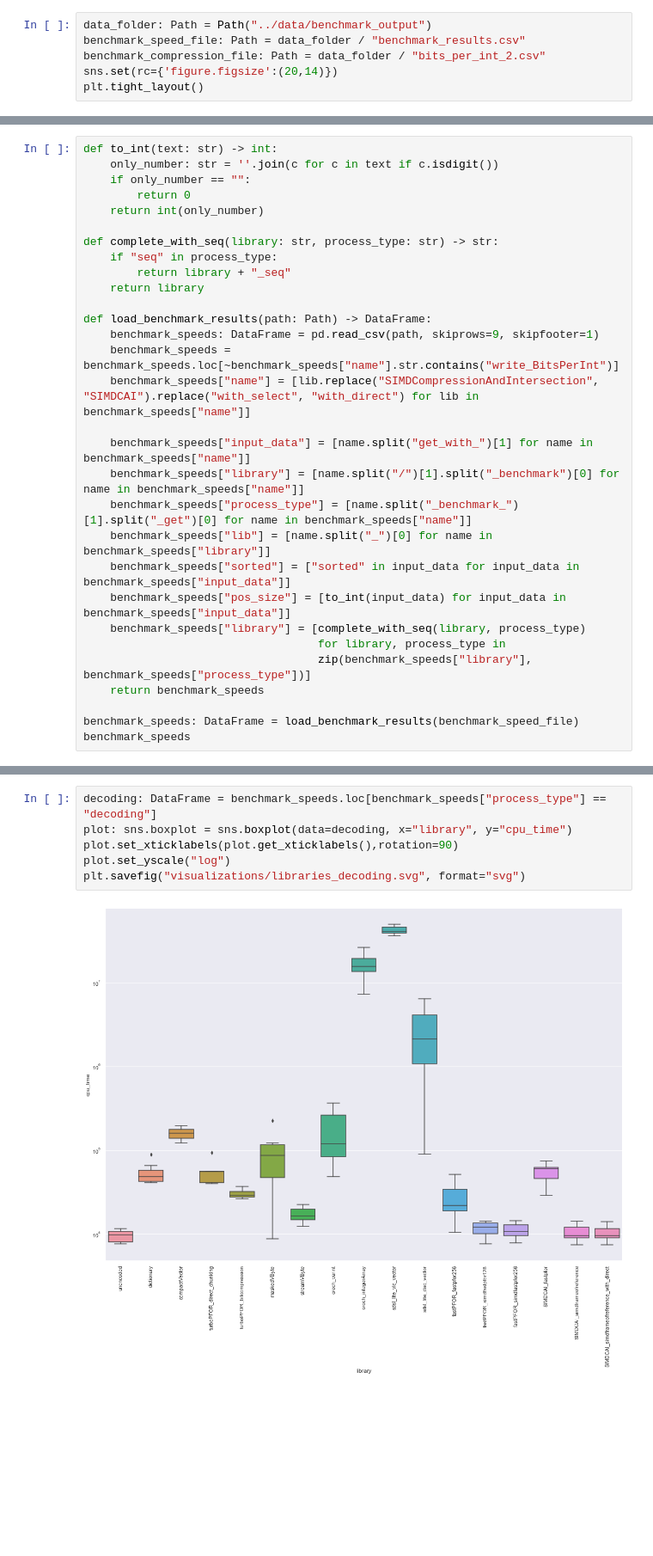
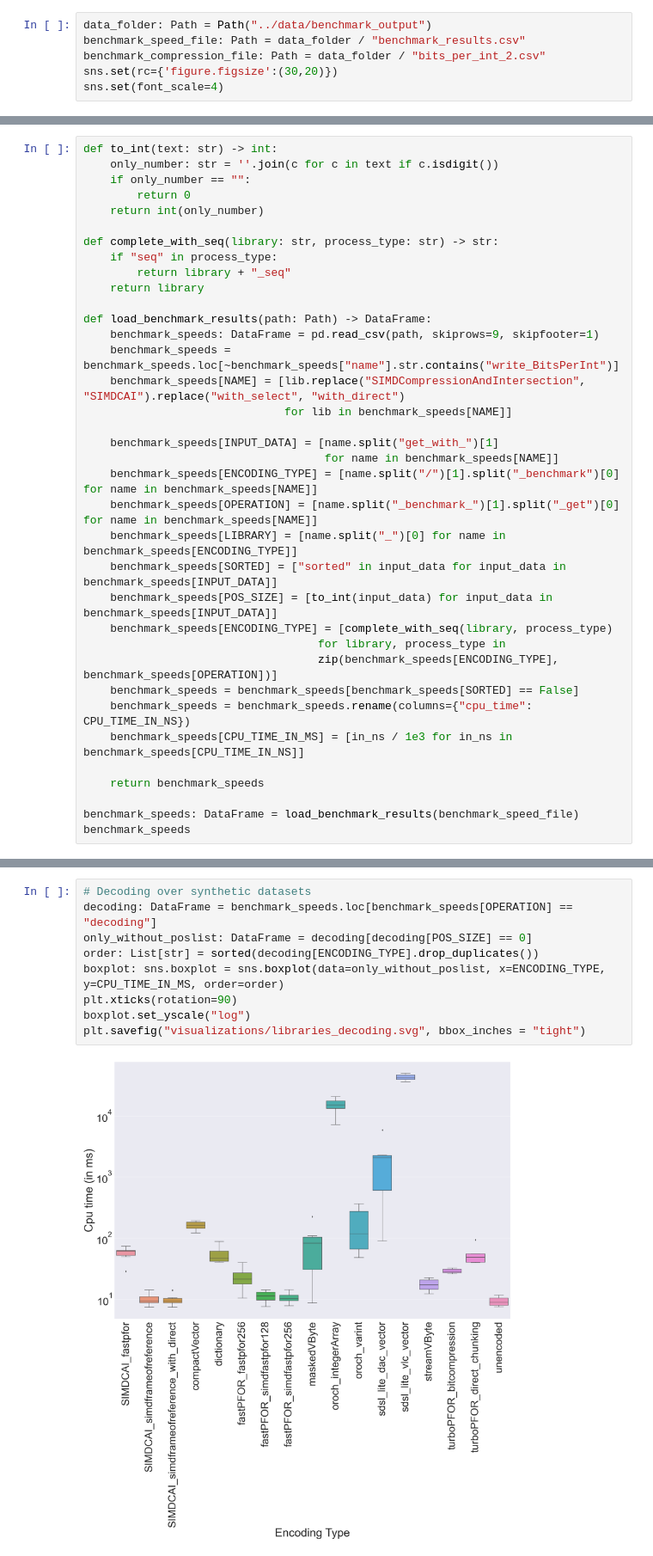
Before and after one commit to linuslh1996/column-compression, a Jupyter notebook: notebooks/AnalyseGreenfieldBenchmark_SegmentEncoding.ipynb, the cells around one changed output, grey strips where cells are left out. Shown at 86% size. Cells and saved outputs as stored; diff of their text form; blank space fills up the shorter version.

```diff
--- a/notebooks/AnalyseGreenfieldBenchmark_SegmentEncoding.ipynb
+++ b/notebooks/AnalyseGreenfieldBenchmark_SegmentEncoding.ipynb
@@ -10,5 +10,5 @@ import numpy as np
 data_folder: Path = Path("../data/benchmark_output")
 benchmark_speed_file: Path = data_folder / "benchmark_results.csv"
 benchmark_compression_file: Path = data_folder / "bits_per_int_2.csv"
-sns.set(rc={'figure.figsize':(20,14)})
-plt.tight_layout()
+sns.set(rc={'figure.figsize':(30,20)})
+sns.set(font_scale=4)
@@ -31,17 +39,23 @@ def complete_with_seq(library: str, process_type: str) -> str:
 def load_benchmark_results(path: Path) -> DataFrame:
     benchmark_speeds: DataFrame = pd.read_csv(path, skiprows=9, skipfooter=1)
     benchmark_speeds = benchmark_speeds.loc[~benchmark_speeds["name"].str.contains("write_BitsPerInt")]
-    benchmark_speeds["name"] = [lib.replace("SIMDCompressionAndIntersection", "SIMDCAI").replace("with_select", "with_direct") for lib in benchmark_speeds["name"]]
+    benchmark_speeds[NAME] = [lib.replace("SIMDCompressionAndIntersection", "SIMDCAI").replace("with_select", "with_direct")
+                              for lib in benchmark_speeds[NAME]]
 
-    benchmark_speeds["input_data"] = [name.split("get_with_")[1] for name in benchmark_speeds["name"]]
-    benchmark_speeds["library"] = [name.split("/")[1].split("_benchmark")[0] for name in benchmark_speeds["name"]]
-    benchmark_speeds["process_type"] = [name.split("_benchmark_")[1].split("_get")[0] for name in benchmark_speeds["name"]]
-    benchmark_speeds["lib"] = [name.split("_")[0] for name in benchmark_speeds["library"]]
-    benchmark_speeds["sorted"] = ["sorted" in input_data for input_data in benchmark_speeds["input_data"]]
-    benchmark_speeds["pos_size"] = [to_int(input_data) for input_data in benchmark_speeds["input_data"]]
-    benchmark_speeds["library"] = [complete_with_seq(library, process_type)
+    benchmark_speeds[INPUT_DATA] = [name.split("get_with_")[1]
+                                    for name in benchmark_speeds[NAME]]
+    benchmark_speeds[ENCODING_TYPE] = [name.split("/")[1].split("_benchmark")[0] for name in benchmark_speeds[NAME]]
+    benchmark_speeds[OPERATION] = [name.split("_benchmark_")[1].split("_get")[0] for name in benchmark_speeds[NAME]]
+    benchmark_speeds[LIBRARY] = [name.split("_")[0] for name in benchmark_speeds[ENCODING_TYPE]]
+    benchmark_speeds[SORTED] = ["sorted" in input_data for input_data in benchmark_speeds[INPUT_DATA]]
+    benchmark_speeds[POS_SIZE] = [to_int(input_data) for input_data in benchmark_speeds[INPUT_DATA]]
+    benchmark_speeds[ENCODING_TYPE] = [complete_with_seq(library, process_type)
                                    for library, process_type in
-                                   zip(benchmark_speeds["library"], benchmark_speeds["process_type"])]
+                                   zip(benchmark_speeds[ENCODING_TYPE], benchmark_speeds[OPERATION])]
+    benchmark_speeds = benchmark_speeds[benchmark_speeds[SORTED] == False]
+    benchmark_speeds = benchmark_speeds.rename(columns={"cpu_time": CPU_TIME_IN_NS})
+    benchmark_speeds[CPU_TIME_IN_MS] = [in_ns / 1e3 for in_ns in benchmark_speeds[CPU_TIME_IN_NS]]
+
     return benchmark_speeds
 
 benchmark_speeds: DataFrame = load_benchmark_results(benchmark_speed_file)
@@ -81,8 +77,11 @@ plt.savefig("visualizations/libraries_encoding.svg", format="svg")
 # %%
-decoding: DataFrame = benchmark_speeds.loc[benchmark_speeds["process_type"] == "decoding"]
-plot: sns.boxplot = sns.boxplot(data=decoding, x="library", y="cpu_time")
-plot.set_xticklabels(plot.get_xticklabels(),rotation=90)
-plot.set_yscale("log")
-plt.savefig("visualizations/libraries_decoding.svg", format="svg")
+# Decoding over synthetic datasets
+decoding: DataFrame = benchmark_speeds.loc[benchmark_speeds[OPERATION] == "decoding"]
+only_without_poslist: DataFrame = decoding[decoding[POS_SIZE] == 0]
+order: List[str] = sorted(decoding[ENCODING_TYPE].drop_duplicates())
+boxplot: sns.boxplot = sns.boxplot(data=only_without_poslist, x=ENCODING_TYPE, y=CPU_TIME_IN_MS, order=order)
+plt.xticks(rotation=90)
+boxplot.set_yscale("log")
+plt.savefig("visualizations/libraries_decoding.svg", bbox_inches = "tight")
 # %% [output]
-[figure, old version]
+[figure, new version]
```
Also changed, not shown: parts of 37 cells of this notebook, 6 other files.
